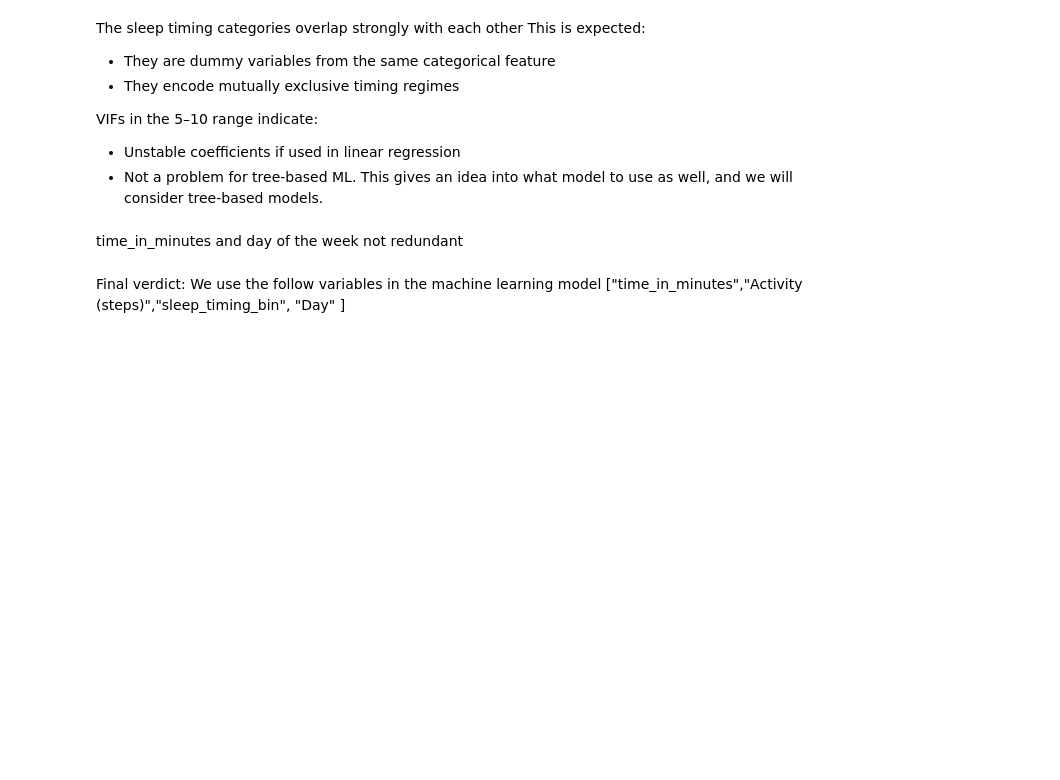
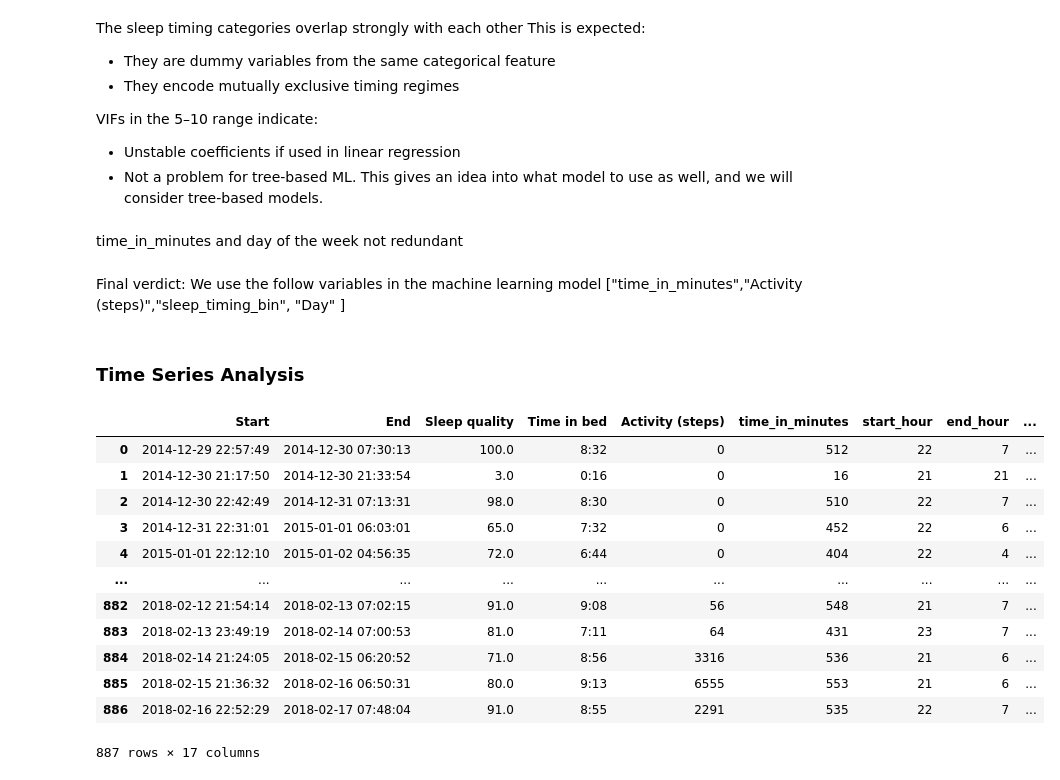
Before and after one commit to darasiemi/sleep-quality-prediction, a Jupyter notebook: EDA/EDA_notebook.ipynb, the cells around one changed output. Saved outputs shown, nothing was run; the diff lists cells and outputs as text; code cells hidden in the pictures; blank space fills up the shorter version.

```diff
--- a/EDA/EDA_notebook.ipynb
+++ b/EDA/EDA_notebook.ipynb
@@ -459,0 +465,18 @@ Final verdict: We use the follow variables in the machine learning model ["time_
+# %% [markdown]
+### Time Series Analysis
+# %%
+df
+# %% [output]
+|  | Start | End | Sleep quality | Time in bed | Activity (steps) | time_in_minutes | start_hour | end_hour | ... |
+| 0 | 2014-12-29 22:57:49 | 2014-12-30 07:30:13 | 100.0 | 8:32 | 0 | 512 | 22 | 7 | ... |
+| 1 | 2014-12-30 21:17:50 | 2014-12-30 21:33:54 | 3.0 | 0:16 | 0 | 16 | 21 | 21 | ... |
+| 2 | 2014-12-30 22:42:49 | 2014-12-31 07:13:31 | 98.0 | 8:30 | 0 | 510 | 22 | 7 | ... |
+| 3 | 2014-12-31 22:31:01 | 2015-01-01 06:03:01 | 65.0 | 7:32 | 0 | 452 | 22 | 6 | ... |
+| 4 | 2015-01-01 22:12:10 | 2015-01-02 04:56:35 | 72.0 | 6:44 | 0 | 404 | 22 | 4 | ... |
+| ... | ... | ... | ... | ... | ... | ... | ... | ... | ... |
+| 882 | 2018-02-12 21:54:14 | 2018-02-13 07:02:15 | 91.0 | 9:08 | 56 | 548 | 21 | 7 | ... |
+| 883 | 2018-02-13 23:49:19 | 2018-02-14 07:00:53 | 81.0 | 7:11 | 64 | 431 | 23 | 7 | ... |
+| 884 | 2018-02-14 21:24:05 | 2018-02-15 06:20:52 | 71.0 | 8:56 | 3316 | 536 | 21 | 6 | ... |
+| 885 | 2018-02-15 21:36:32 | 2018-02-16 06:50:31 | 80.0 | 9:13 | 6555 | 553 | 21 | 6 | ... |
+| 886 | 2018-02-16 22:52:29 | 2018-02-17 07:48:04 | 91.0 | 8:55 | 2291 | 535 | 22 | 7 | ... |
+887 rows × 17 columns
```
Also changed, not shown: parts of 10 cells of this notebook, 3 other files.
